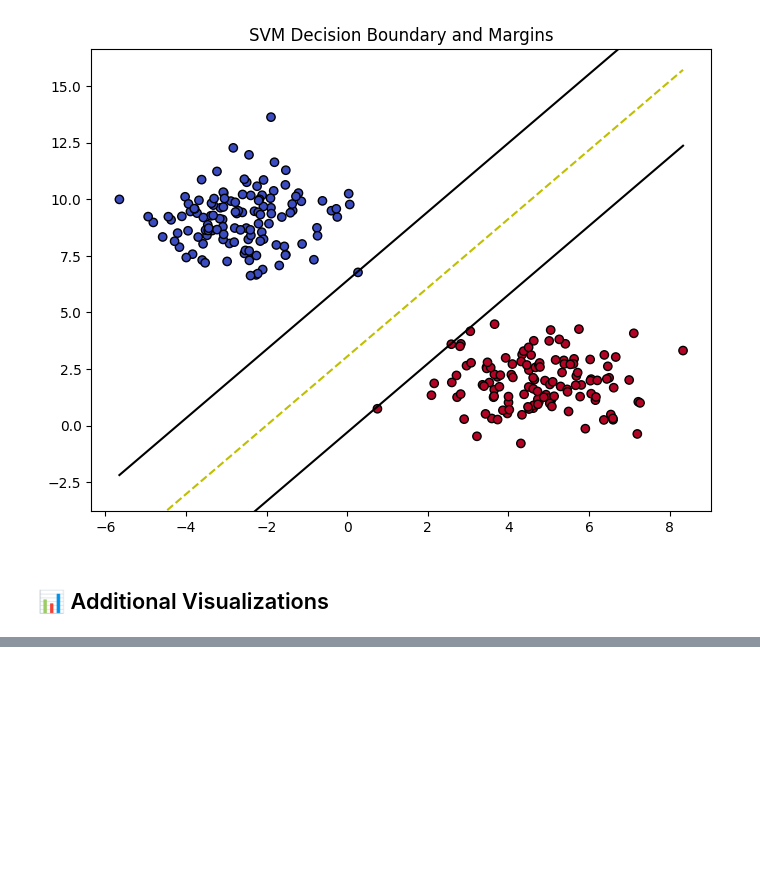
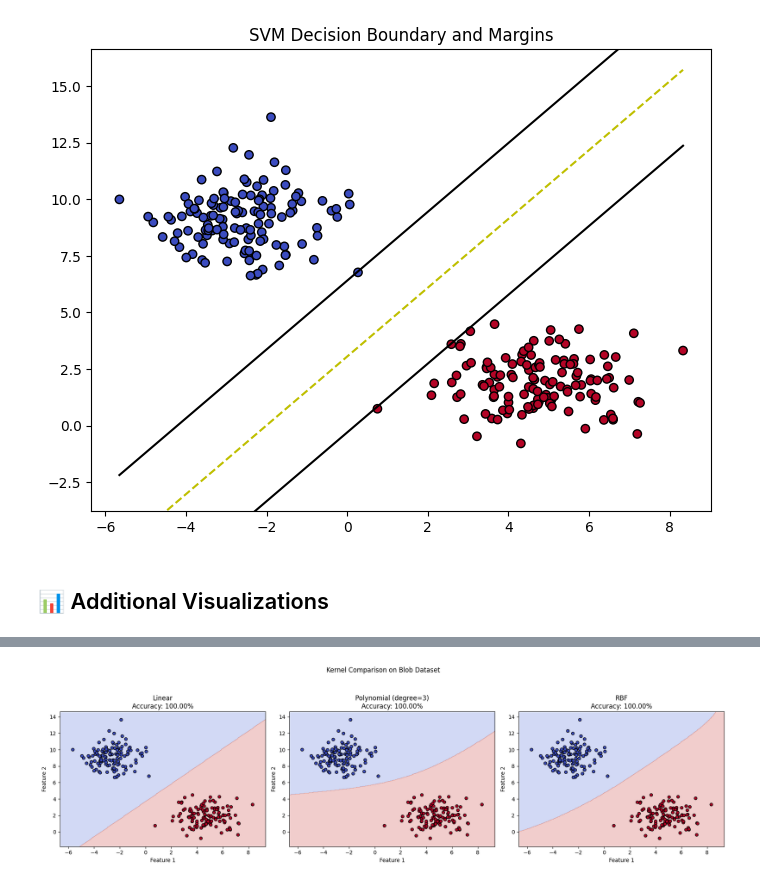
Before and after one commit to thompgt/ML-Under-The-Hood, a Jupyter notebook: notebooks/08_Support_Vector_Machine.ipynb, the cells around one changed output, grey strips where cells are left out. Drawn from its saved outputs; the diff is of its cells as text; code cells hidden in the pictures; blank space fills up the shorter version.

```diff
--- a/notebooks/08_Support_Vector_Machine.ipynb
+++ b/notebooks/08_Support_Vector_Machine.ipynb
@@ -135,0 +141,37 @@ plt.show()
+# %%
+from sklearn.svm import SVC
+from sklearn.metrics import accuracy_score
+
+kernels = [
+    ("Linear", SVC(kernel='linear', C=1.0)),
+    ("Polynomial (degree=3)", SVC(kernel='poly', degree=3, C=1.0, gamma='scale')),
+    ("RBF", SVC(kernel='rbf', C=1.0, gamma='scale'))
+]
+
+fig, axes = plt.subplots(1, 3, figsize=(18, 5))
+
+for ax, (name, model) in zip(axes, kernels):
+    model.fit(X_train, y_train)
+    y_pred = model.predict(X_test)
+    acc = accuracy_score(y_test, y_pred)
+
+    x_min, x_max = X[:, 0].min() - 1, X[:, 0].max() + 1
+    y_min, y_max = X[:, 1].min() - 1, X[:, 1].max() + 1
+    xx, yy = np.meshgrid(
+        np.linspace(x_min, x_max, 300),
+        np.linspace(y_min, y_max, 300)
+    )
+    grid = np.c_[xx.ravel(), yy.ravel()]
+    zz = model.predict(grid).reshape(xx.shape)
+
+    ax.contourf(xx, yy, zz, alpha=0.25, cmap='coolwarm')
+    ax.scatter(X[:, 0], X[:, 1], c=y, cmap='coolwarm', edgecolors='k', s=30)
+    ax.set_title(f"{name}\nAccuracy: {acc * 100:.2f}%")
+    ax.set_xlabel('Feature 1')
+    ax.set_ylabel('Feature 2')
+
+plt.suptitle('Kernel Comparison on Blob Dataset', y=1.05)
+plt.tight_layout()
+plt.show()
+# %% [output]
+[figure, added]
```
Also changed, not shown: parts of 4 cells of this notebook, 1 other file.
